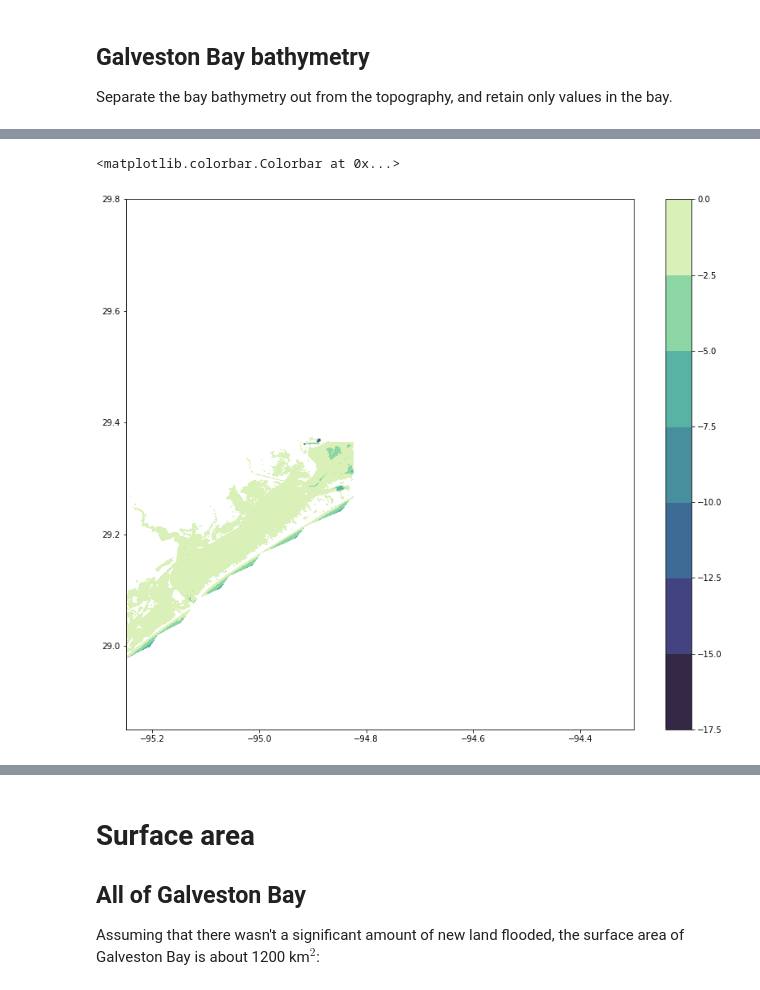
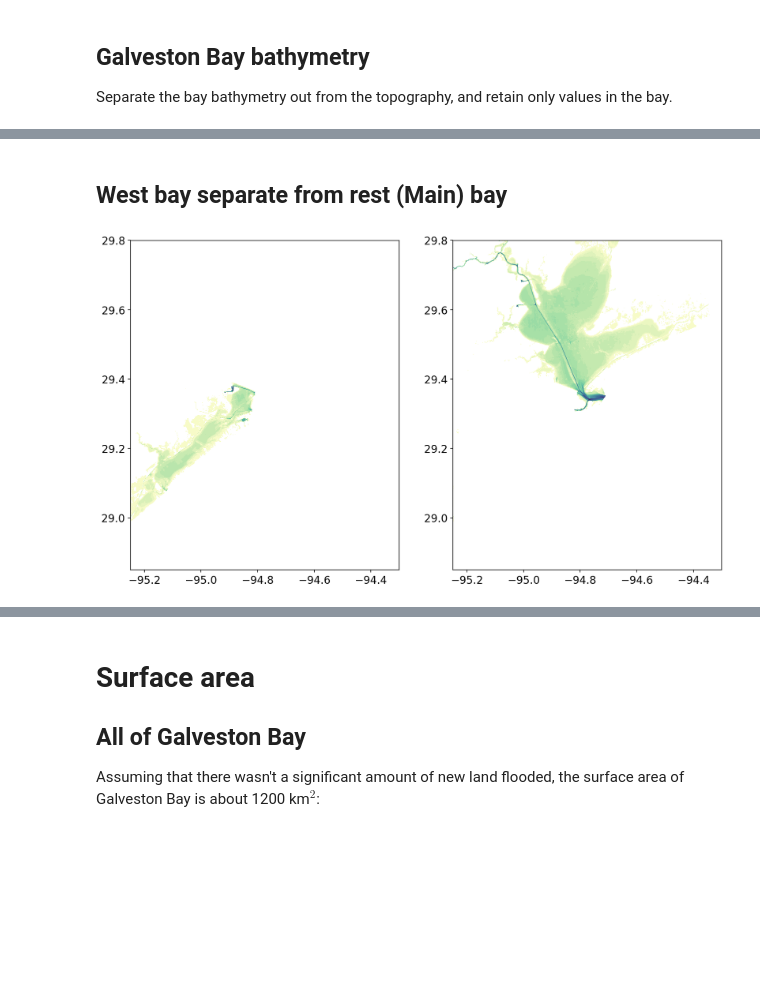
Before and after one commit to kthyng/flood_estimate, a Jupyter notebook: bathy.ipynb, the cells around one changed output, grey strips where cells are left out. Drawn from its saved outputs; the diff is of its cells as text; code cells hidden in the pictures; blank space fills up the shorter version.

Commit message:
cleaned up bathy

```diff
--- a/bathy.ipynb
+++ b/bathy.ipynb
@@ -5,8 +5,8 @@ There is very high resolution bathymetry data [available](http://www.ngdc.noaa.g
 
 This notebook produces bathymetry files for all of Galveston Bay, the main bay alone, the west bay, and the east bay, all in .npz format. These files have already been saved into the `drive_data` directory.
 # %%
+%matplotlib inline
 import matplotlib.pyplot as plt
-%matplotlib inline
 import pandas as pd
 from matplotlib.dates import date2num
 import numpy as np
@@ -16,6 +16,8 @@ import cmocean.cm as cmo
 import os
 from collections import OrderedDict
 from matplotlib.path import Path
+import matplotlib as mpl
+mpl.rcParams['font.size'] = 14
 # %%
 # create arrays of lon/lat
 num = 10261
@@ -123 +118,8 @@ np.savez('drive_data/bathy_galv_main.npz', bathy=bathy, lon=lon, lat=lat, dx=dx,
+# %%
+# remove extraneous points outside path
+pathout = Path(ptsout)
+inds = ~pathout.contains_points(np.vstack((lon.flatten(), lat.flatten())).T).reshape(lon.shape)
+bathy[inds] = np.nan
+
+np.savez('drive_data/bathy_galv_clean.npz', bathy=bathy, lon=lon, lat=lat, dx=dx, dy=dy)
 # %%
@@ -130,7 +134,32 @@ fig.colorbar(mappable)
+# %% [markdown]
+## West bay separate from rest (Main) bay
+# %%
+fname = 'drive_data/bathy_westbay_outline.npz'
+
+if not os.path.exists(fname):  # manual removal
+    %matplotlib auto
+    fig, ax = plt.subplots(figsize=(10, 8))
+    mappable = ax.contourf(lon, lat, bathy, cmap=cmo.deep_r);
+    pts = plt.ginput(n=0, timeout=0)
+    np.savez(fname, pts=pts)
+else:
+    ptswest = np.load(fname)['pts']
+# %%
+# remove extraneous points outside west bay path to get separate
+bathyw = bathy.copy()  # west bay bathy
+bathym = bathy.copy()  # rest of bay bathy
+
+pathwest = Path(ptswest)
+inds = ~pathwest.contains_points(np.vstack((lon.flatten(), lat.flatten())).T).reshape(lon.shape)
+bathyw[inds] = np.nan
+inds = pathwest.contains_points(np.vstack((lon.flatten(), lat.flatten())).T).reshape(lon.shape)
+bathym[inds] = np.nan
+
+np.savez('drive_data/bathy_galv_west.npz', bathy=bathyw, lon=lon, lat=lat, dx=dx, dy=dy)
+np.savez('drive_data/bathy_galv_main.npz', bathy=bathym, lon=lon, lat=lat, dx=dx, dy=dy)
 # %%
-fig, ax = plt.subplots(figsize=(14,12))
-mappable = ax.contourf(lon, lat, bathyw, cmap=cmo.deep_r);
-fig.colorbar(mappable)
+fig, axes = plt.subplots(1, 2, figsize=(14,8))
+axes[0].contourf(lon, lat, bathyw, 40, cmap=cmo.deep_r);
+mappable = axes[1].contourf(lon, lat, bathym, 40, cmap=cmo.deep_r);
 # %% [output]
-<matplotlib.colorbar.Colorbar at 0x...>
-[figure, old version]
+[figure, new version]
```
Also changed, not shown: parts of 13 cells of this notebook.
